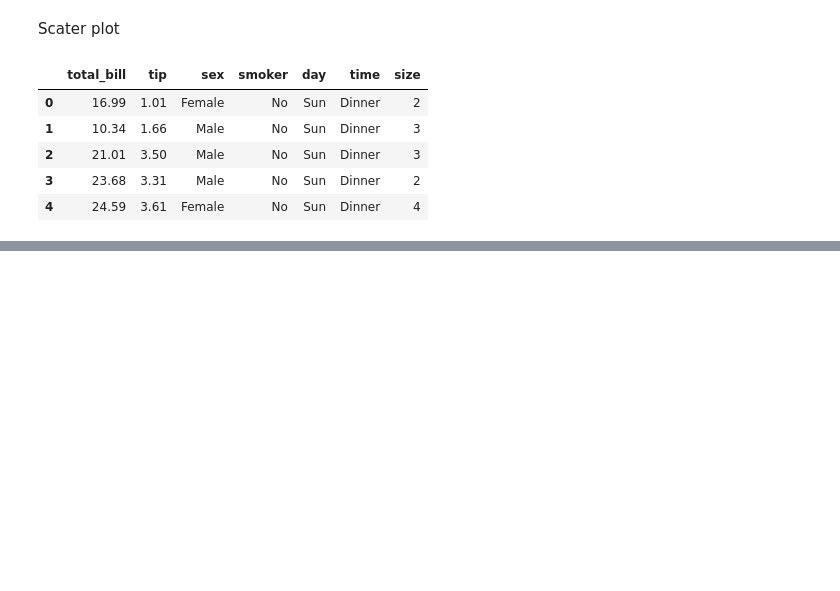
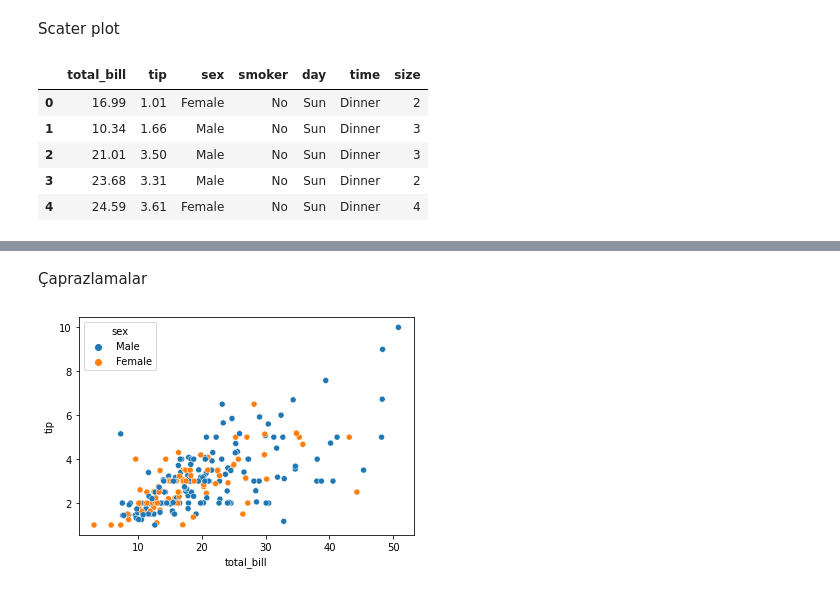
Before and after one commit to omeryildizce/Yapay-Zeka-ve-Veri-Bilimi-icin-Python-Programlama, a Jupyter notebook: bolum_07_seaborn/c08_kolerayon.ipynb, the cells around one changed output, grey strips where cells are left out. Saved outputs shown, nothing was run; the diff lists cells and outputs as text; code cells hidden in the pictures; blank space fills up the shorter version.

```diff
--- a/bolum_07_seaborn/c08_kolerayon.ipynb
+++ b/bolum_07_seaborn/c08_kolerayon.ipynb
@@ -16,0 +21,6 @@ df.head()
+# %% [markdown]
+Çaprazlamalar
+# %%
+sns.scatterplot(data=df, x="total_bill", y = "tip", hue = "sex");
+# %% [output]
+[figure, added]
```
Also changed, not shown: parts of 9 cells of this notebook.
